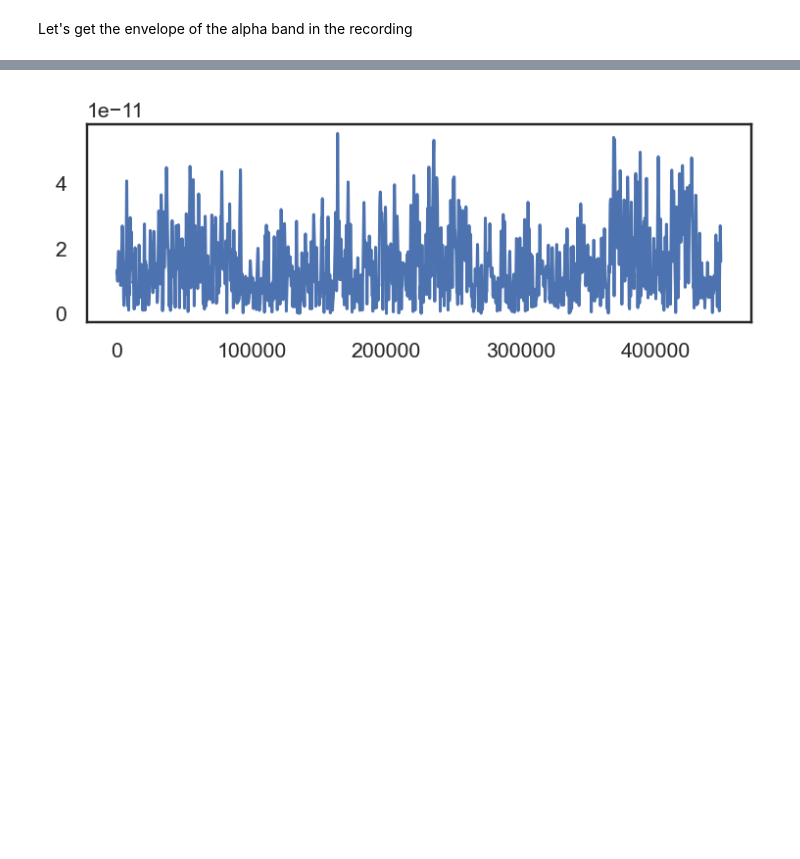
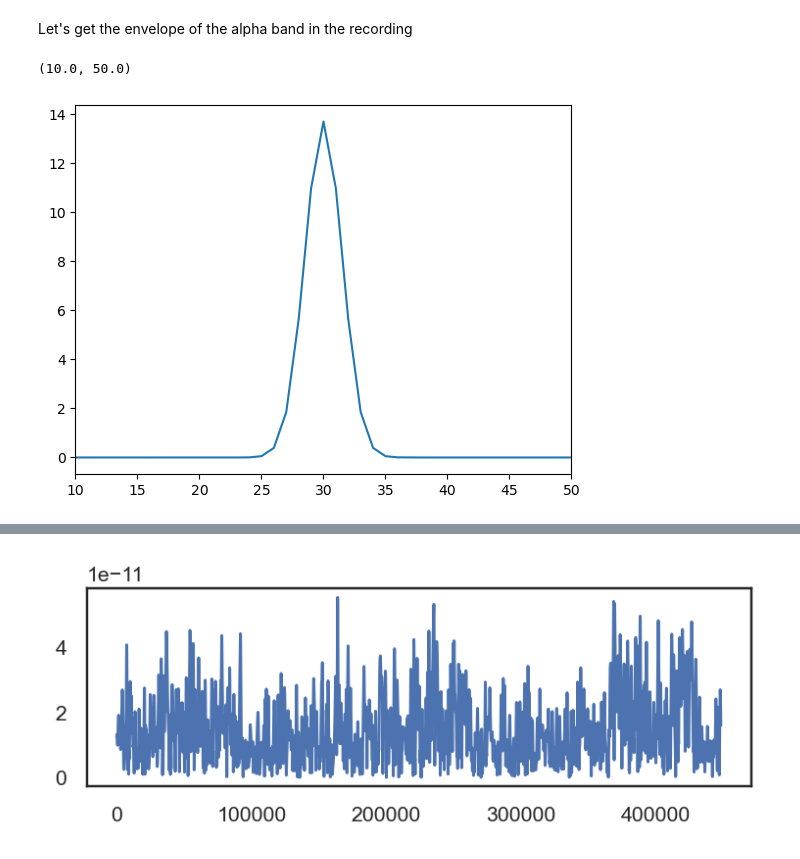
Before and after one commit to neurospin/pymultifracs, a Jupyter notebook: examples/Demo-slides.ipynb, the cells around one changed output, grey strips where cells are left out. Drawn from its saved outputs; the diff is of its cells as text; code cells hidden in the pictures; blank space fills up the shorter version.

```diff
--- a/examples/Demo-slides.ipynb
+++ b/examples/Demo-slides.ipynb
@@ -140,0 +154,7 @@ Let's get the envelope of the alpha band in the recording
+# %%
+w0 = 20
+sfreq = 500
+freq = 30
+s = w0 * sfreq / (2 * freq * np.pi)
+
+m = morlet2(500, s, w0)
@@ -140,0 +165,6 @@ Let's get the envelope of the alpha band in the recording
+# %%
+plt.plot(abs(fft(m)))
+plt.xlim(10, 50)
+# %% [output]
+(10.0, 50.0)
+[figure, added]
```
Also changed, not shown: parts of 7 cells of this notebook, 2 other files.
